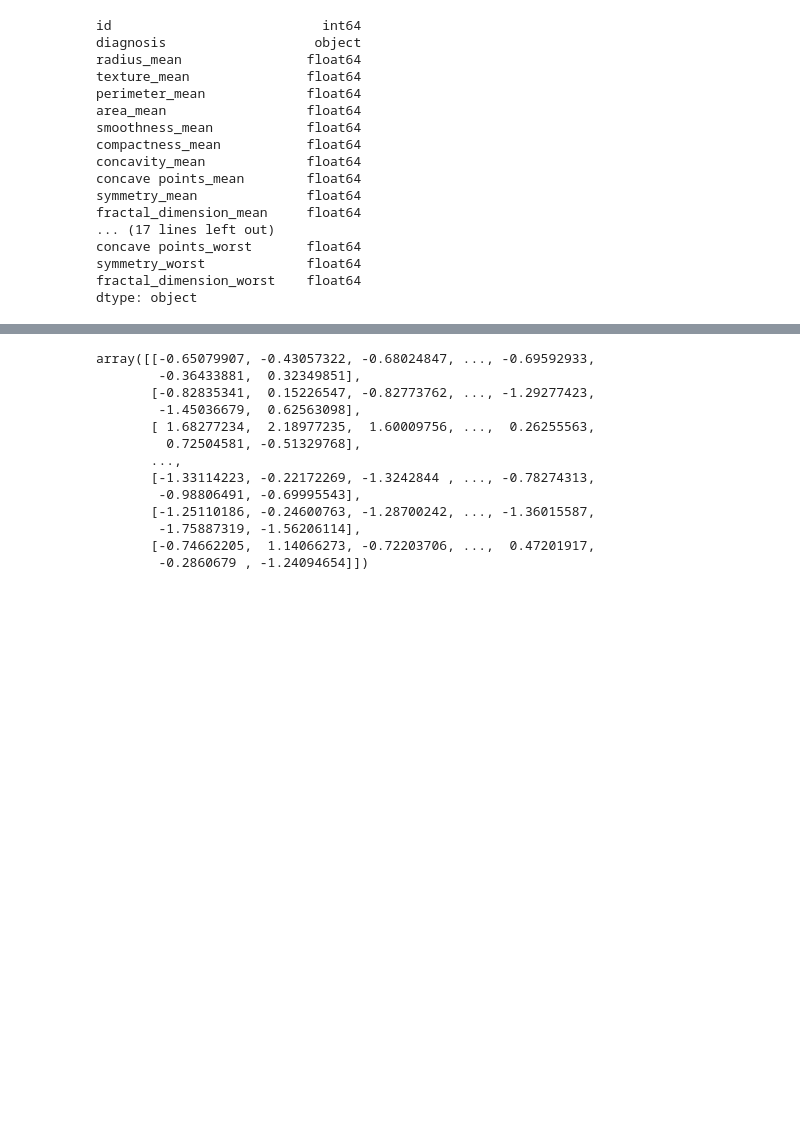
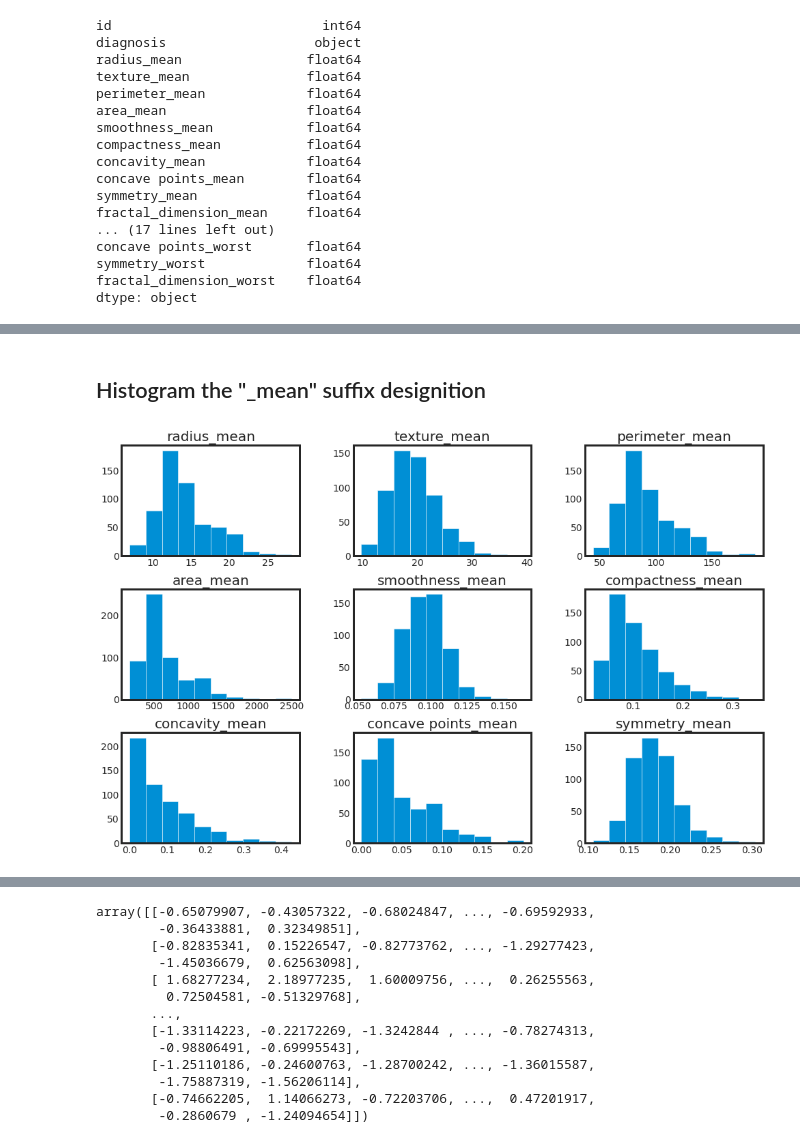
Before and after one commit to shoaibnadafgit/BreastCancer_Prediction, a Jupyter notebook: BreastCancer.ipynb, the cells around one changed output, grey strips where cells are left out. Saved outputs shown, nothing was run; the diff lists cells and outputs as text; code cells hidden in the pictures; blank space fills up the shorter version.

```diff
--- a/BreastCancer.ipynb
+++ b/BreastCancer.ipynb
@@ -129,0 +213,14 @@ array([1, 1, 1, 1, 1, 1, 1, 1, 1, 1, 1, 1, 1, 1, 1, 1, 1, 1, 1, 0, 0, 0,
+# %%
+data_id_diag=df.loc[:,["id","diagnosis"]]
+data_diag=df.loc[:,["diagnosis"]]
+
+#For a merge + slice:
+data_mean=df.iloc[:,1:11]
+data_se=df.iloc[:,11:22]
+data_worst=df.iloc[:,23:]
+# %% [markdown]
+## Histogram the "_mean" suffix designition
+# %%
+hist_mean=data_mean.hist(bins=10, figsize=(15, 10),grid=False,)
+# %% [output]
+[figure, added]
```
Also changed, not shown: parts of 46 cells of this notebook.
